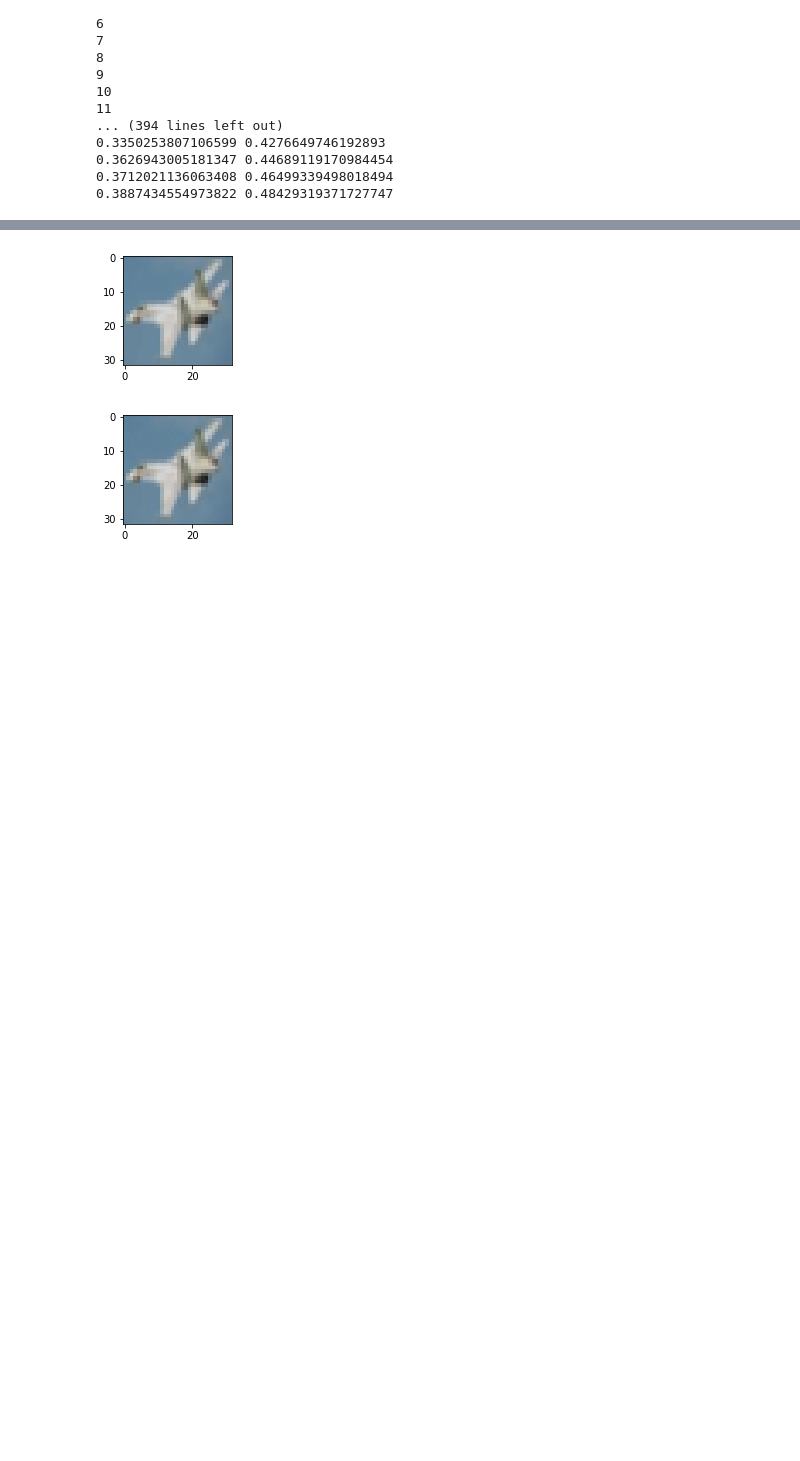
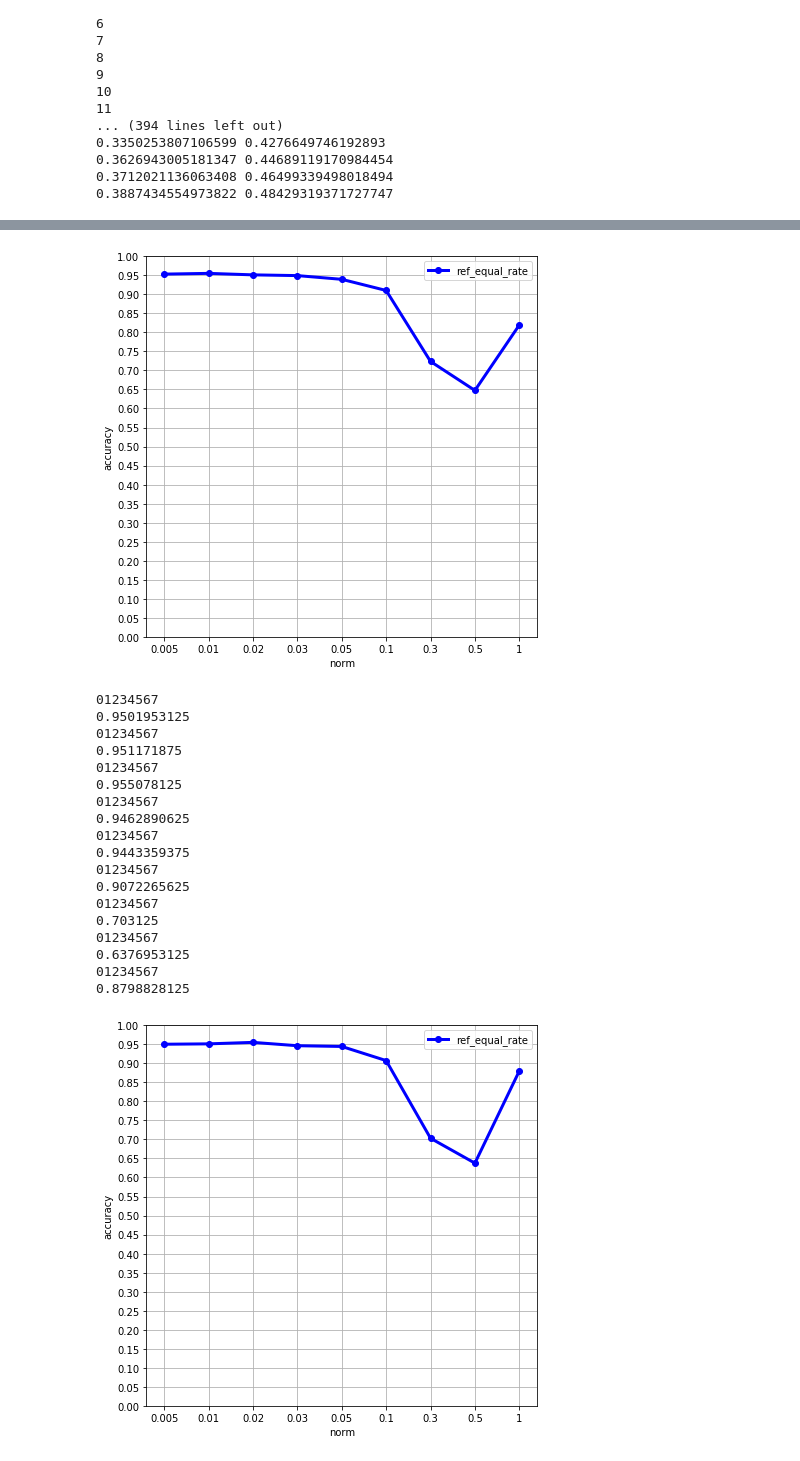
Before and after one commit to CharlesHan24/ML-term-proj, a Jupyter notebook: experiment.ipynb, the cells around one changed output, grey strips where cells are left out. Drawn from its saved outputs; the diff is of its cells as text; code cells hidden in the pictures; blank space fills up the shorter version.

```diff
--- a/experiment.ipynb
+++ b/experiment.ipynb
@@ -153,37 +902,45 @@ def pertube(net, inps, targets, eps):
 def experiment_attack(net_set):
     for i in range(5):
         net_set[i].eval()
-    for eps in [2e-3, 5e-3, 1e-2, 2e-2, 5e-2, 1e-1, 3e-1]:
-        for i in range(2):
-            for j in range(i + 1, 2):
-                acc1 = 0
-                acc2 = 0
-                acc3 = 0
+
+    for i in range(1, 5):
+        for j in range(i + 1, 5):
+            equal_rate = []
+            for eps in [5e-3, 1e-2, 2e-2, 3e-2, 5e-2, 1e-1, 3e-1, 5e-1, 1]:
+                equal = 0
                 for batch_idx, (inputs, targets) in enumerate(testloader):
                     inps = inputs.to(device)
                     tgts = targets.to(device)
-                    fake = torch.tensor(np.random.randint(0, 10, targets.shape[0]), dtype=torch.int64).to(device)
-                    pert = pertube(net_set[i], inps, fake, eps)
-                    inps -= pert
-                    tmp = inps.to("cpu").numpy()
-                    #import pdb
-                    #pdb.set_trace()
-                    if batch_idx == 0:
-                        plot_img(restore_fig(inputs[10].numpy()))
-                        plot_img(restore_fig(tmp[10]))
 
-                    oup1 = net_set[i](inps)
-                    oup2 = net_set[j](inps)
+                    inps = inputs.to(device)
+                    pert1 = torch.randn(inputs.shape).to(device)
+                    pert1 = pert1 / torch.norm(pert1.reshape(targets.shape[0], -1), dim=1).reshape(targets.shape[0], 1, 1, 1)
+
+                    oup1 = net_set[i](inps + pert1 * eps * 32. * 1.7)
+                    oup2 = net_set[j](inps + pert1 * eps * 32. * 1.7)
                     _, pred1 = oup1.max(1)
                     _, pred2 = oup2.max(1)
-                    acc1 += pred1.eq(tgts).sum().item()
-                    acc2 += pred2.eq(tgts).sum().item()
-                    acc3 += pred2.eq(pred1).sum().item()
+                    equal += pred2.eq(pred1).sum().item()
 
-                acc1 /= 10000
-                acc2 /= 10000
-                acc3 /= 10000
-                print(acc1, acc2, acc3)
+                    print(batch_idx, end="")
+                    if batch_idx >= 7:
+                        break
+                print("")
+                equal /= 1024
+                equal_rate.append(equal)
+                print(equal)
+
+            index = [5e-3, 1e-2, 2e-2, 3e-2, 5e-2, 1e-1, 3e-1, 5e-1, 1]
+            indexes = np.arange(1, len(index) + 1)
+            fig = plt.figure(figsize=(7,7))
+            plt.plot(indexes, equal_rate, marker="o", linewidth=3, label="ref_equal_rate", color="blue")
+            plt.yticks(np.arange(0.0, 1.05, 0.05))
+            plt.ylabel("accuracy")
+            plt.xticks(indexes, index)
+            plt.xlabel("norm")
+            plt.legend()
+            plt.grid()
+            plt.show()
 
 
 
@@ -199,2 +967,20 @@ experiment_attack(net_set)
-[figure, old version]
+[figure, new version]
+01234567
+0.9501953125
+01234567
+0.951171875
+01234567
+0.955078125
+01234567
+0.9462890625
+01234567
+0.9443359375
+01234567
+0.9072265625
+01234567
+0.703125
+01234567
+0.6376953125
+01234567
+0.8798828125
-[figure, old version]
+[figure, new version]
```
Also changed, not shown: parts of 24 cells of this notebook, 1 other file.
